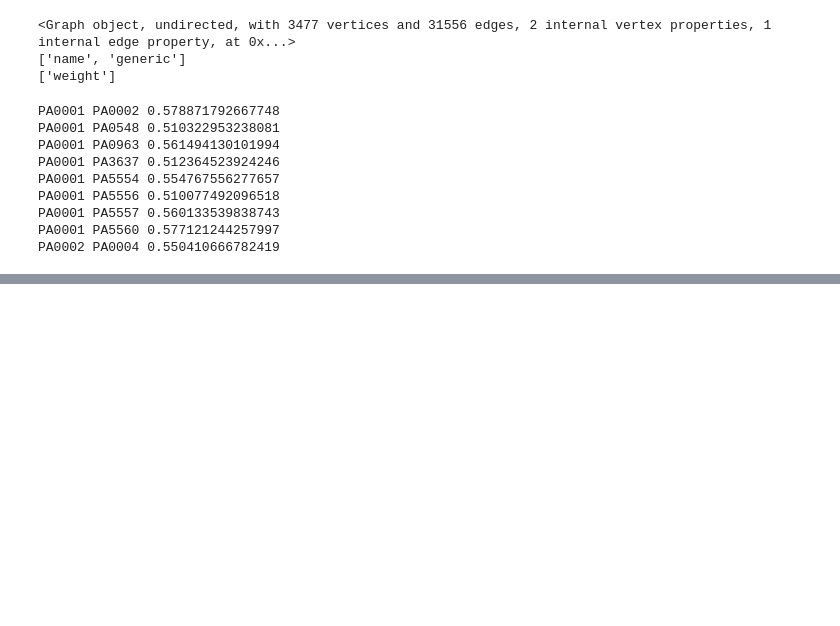
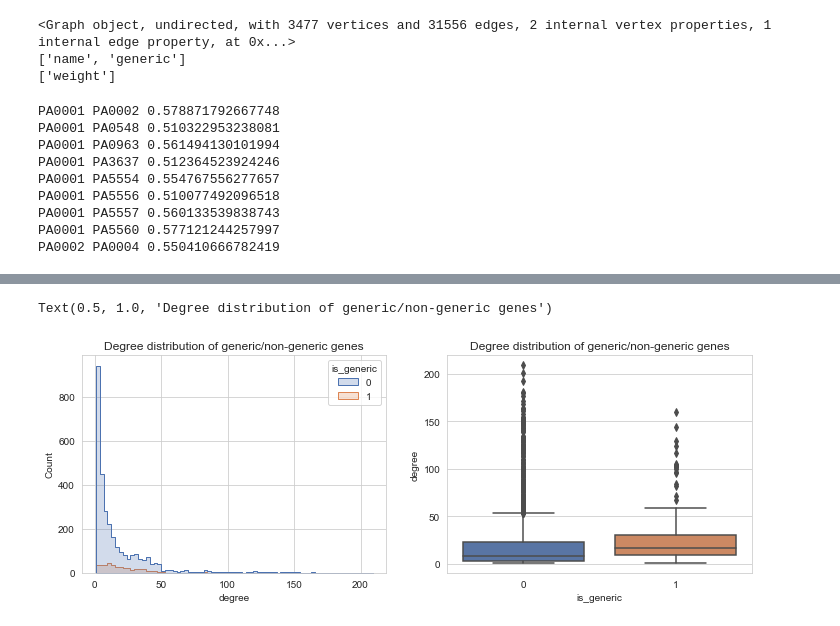
Before and after one commit to greenelab/generic-expression-patterns, a Jupyter notebook: network_analysis/preprocess_network_data.ipynb, the cells around one changed output, grey strips where cells are left out. Drawn from its saved outputs; the diff is of its cells as text; code cells hidden in the pictures; blank space fills up the shorter version.

Commit message:
plot degree distribution

```diff
--- a/network_analysis/preprocess_network_data.ipynb
+++ b/network_analysis/preprocess_network_data.ipynb
@@ -99,0 +101,12 @@ G.save(processed_graph, fmt='gt')
+# %%
+# plot degree distribution + look at degrees of generic genes
+vs = G.get_vertices()
+names = [G.vp['name'][v] for v in vs]
+is_generic = [G.vp['generic'][v] for v in vs]
+degrees = G.get_total_degrees(vs)
+degree_df = pd.DataFrame({
+    'gene': names,
+    'degree': degrees,
+    'is_generic': is_generic
+})
+degree_df.sort_values(by='degree', ascending=False).head()
@@ -99,0 +120,12 @@ G.save(processed_graph, fmt='gt')
+# %%
+sns.set({'figure.figsize': (12, 4)})
+sns.set_style('whitegrid')
+fig, axarr = plt.subplots(1, 2)
+sns.histplot(data=degree_df, x='degree', hue='is_generic', element='step', ax=axarr[0])
+axarr[0].set_title('Degree distribution of generic/non-generic genes')
+sns.boxplot(data=degree_df, y='degree', x='is_generic', ax=axarr[1])
+axarr[1].set_title('Degree distribution of generic/non-generic genes')
+# axarr[1].set_yscale('log')
+# %% [output]
+Text(0.5, 1.0, 'Degree distribution of generic/non-generic genes')
+[figure, added]
```
Also changed, not shown: parts of 5 cells of this notebook.
